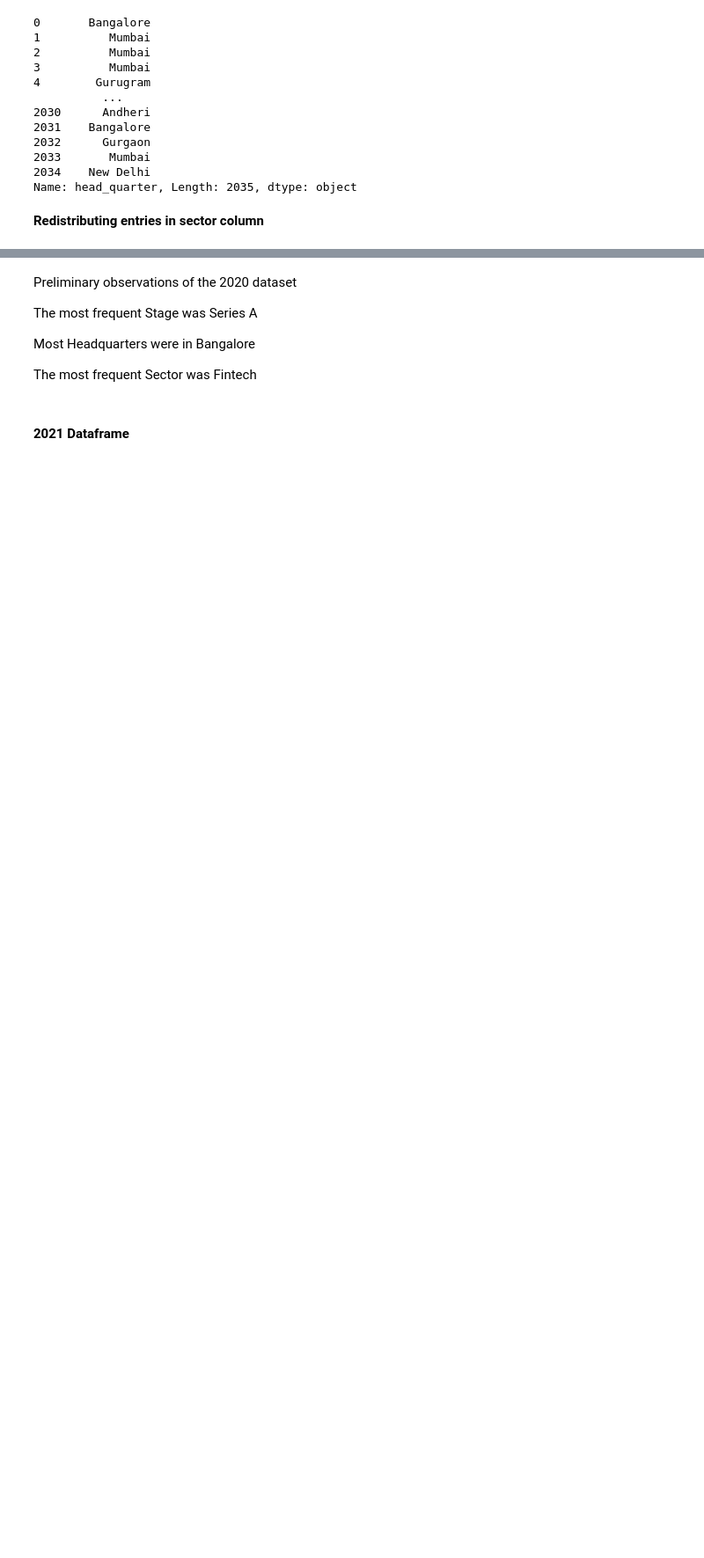
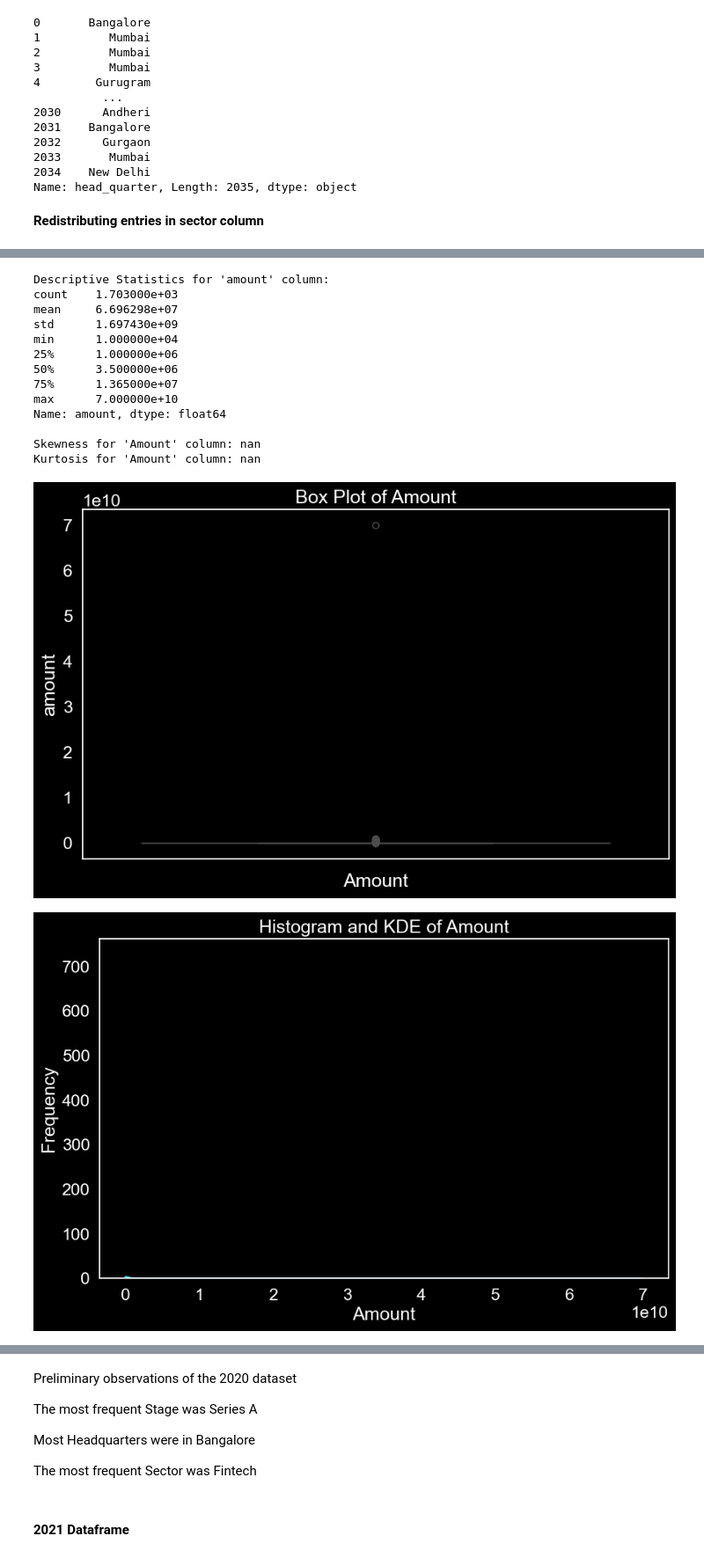
Before and after one commit to worlakuma/Indian_Startup_Ecosystem, a Jupyter notebook: main.ipynb, the cells around one changed output, grey strips where cells are left out. Shown at 88% size. Cells and saved outputs as stored; diff of their text form; code cells hidden in the pictures; blank space fills up the shorter version.

```diff
--- a/main.ipynb
+++ b/main.ipynb
@@ -1917,0 +1941,20 @@ Number of duplicated rows: 3
+# %%
+def replace_odd_founders(founders):
+    if None or not isinstance(founders, str):
+        return 'Not filled'
+
+    special_characters = ['#REF!','$']
+    if any(char in founders for char in special_characters) and len(founders.split()) < 2:
+        return 'Not filled'
+
+    # Regular expression pattern to match string pattern like $xxxxxxxxxxxx
+    if re.match(r'^\$[0-9]{1,}$', founders):
+        return 'Not filled'
+
+    return founders
+
+# Apply the function to replace odd entries in the 'founders' column
+cl_df['founders'] = cl_df['founders'].apply(replace_odd_founders)
+
+# Display information
+cl_df.info()
@@ -1917,0 +2163,47 @@ Number of duplicated rows: 3
+# %%
+# Descriptive Statistics
+print("Descriptive Statistics for 'amount' column:")
+print(cl_df['amount'].describe())
+
+# Skewness and Kurtosis
+amount_skewness = skew(cl_df['amount'])
+amount_kurtosis = kurtosis(cl_df['amount'])
+
+print(f"\nSkewness for 'Amount' column: {amount_skewness}")
+print(f"Kurtosis for 'Amount' column: {amount_kurtosis}")
+
+# set theme
+sns.set_theme(style="dark", palette="dark", font="sans-serif", font_scale=1.5)
+plt.style.use("dark_background")
+custom_palette = ["cyan", "magenta", "yellow"]
+
+# Box Plot
+plt.figure(figsize=(10, 6))
+sns.boxplot(y=cl_df['amount'], palette=custom_palette)
+plt.title('Box Plot of Amount')
+plt.xlabel('Amount')
+plt.show()
+
+# Histogram with KDE Plot
+plt.figure(figsize=(10, 6))
+sns.histplot(cl_df['amount'], kde=True, color='cyan')
+plt.title('Histogram and KDE of Amount')
+plt.xlabel('Amount')
+plt.ylabel('Frequency')
+plt.show()
+# %% [output]
+Descriptive Statistics for 'amount' column:
+count    1.703000e+03
+mean     6.696298e+07
+std      1.697430e+09
+min      1.000000e+04
+25%      1.000000e+06
+50%      3.500000e+06
+75%      1.365000e+07
+max      7.000000e+10
+Name: amount, dtype: float64
+
+Skewness for 'Amount' column: nan
+Kurtosis for 'Amount' column: nan
+[figure, added]
+[figure, added]
```
Also changed, not shown: parts of 118 cells of this notebook.
